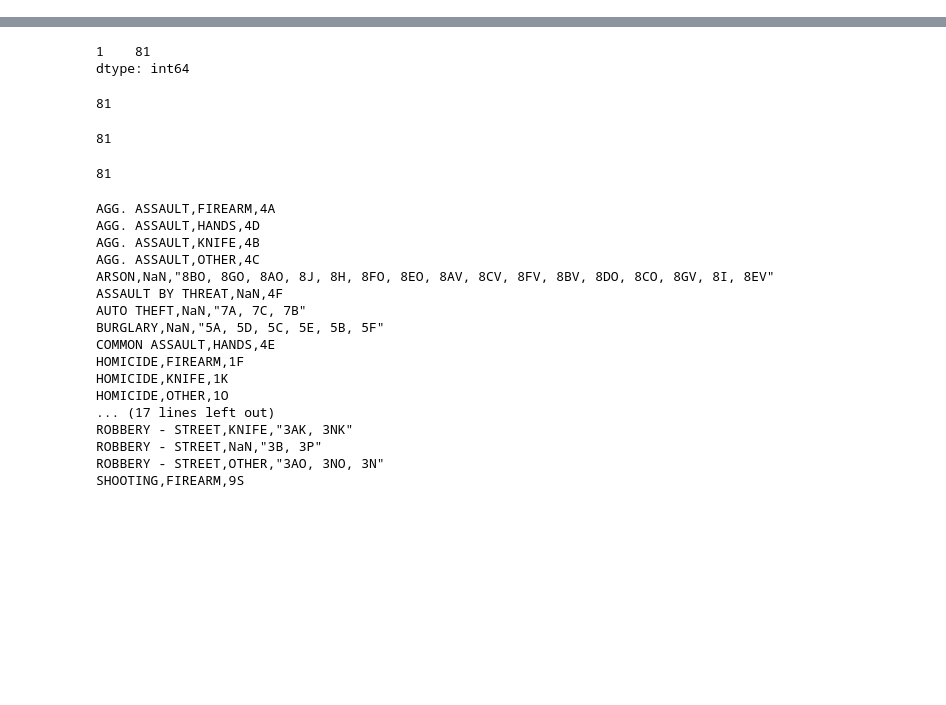
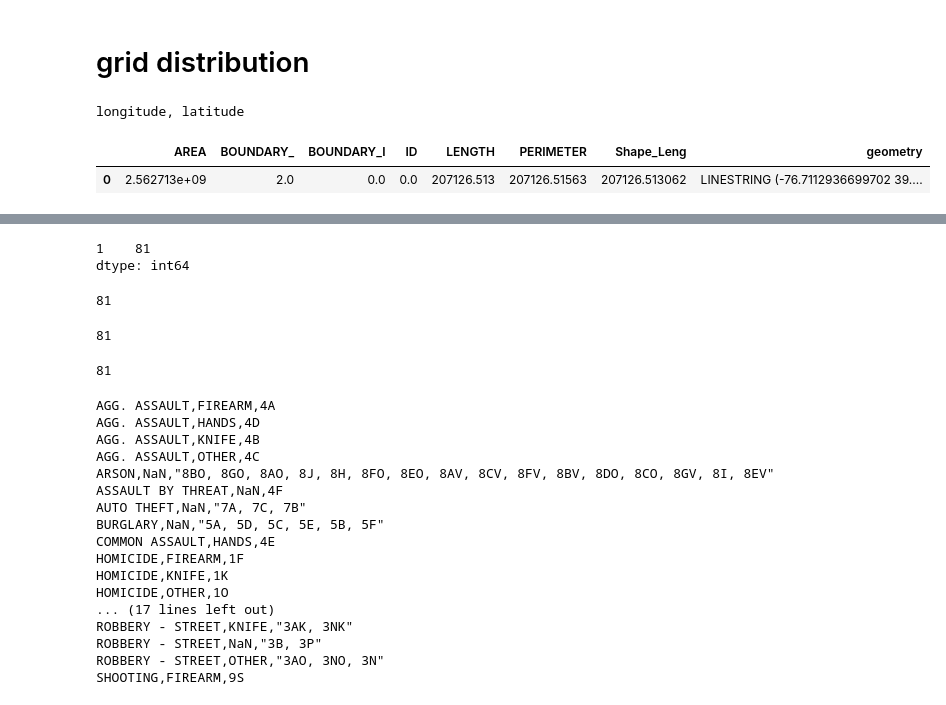
Before and after one commit to JHWu92/public-safety-baltimore, a Jupyter notebook: data/open-baltimore/UNDERSTAND - BPD_Part_1_Victim_Based_Crime_Data.ipynb, the cells around one changed output, grey strips where cells are left out. Cells and saved outputs as stored; diff of their text form; code cells hidden in the pictures; blank space fills up the shorter version.

```diff
--- a/data/open-baltimore/UNDERSTAND - BPD_Part_1_Victim_Based_Crime_Data.ipynb
+++ b/data/open-baltimore/UNDERSTAND - BPD_Part_1_Victim_Based_Crime_Data.ipynb
@@ -4,0 +63,2 @@ df = pd.read_csv('BPD_Part_1_Victim_Based_Crime_Data.csv').fillna('NaN')
+# %% [markdown]
+# grid distribution
@@ -4,0 +92,10 @@ df = pd.read_csv('BPD_Part_1_Victim_Based_Crime_Data.csv').fillna('NaN')
+# %%
+cityline = gp.read_file('raw/Baltcity_Line/baltcity_line.shp')
+cityline.to_crs(epsg=3559, inplace=True)
+# %%
+print('longitude, latitude')
+cityline.to_crs(epsg=4326)
+# %% [output]
+longitude, latitude
+|  | AREA | BOUNDARY_ | BOUNDARY_I | ID | LENGTH | PERIMETER | Shape_Leng | geometry |
+| 0 | 2.562713e+09 | 2.0 | 0.0 | 0.0 | 207126.513 | 207126.51563 | 207126.513062 | LINESTRING (-76.7112936699702 39.... |
```
Also changed, not shown: parts of 24 cells of this notebook, 3 other files.
